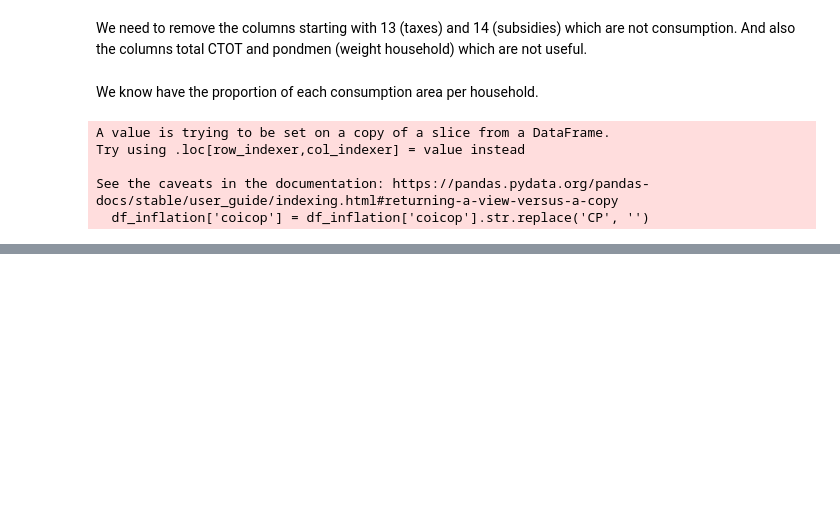
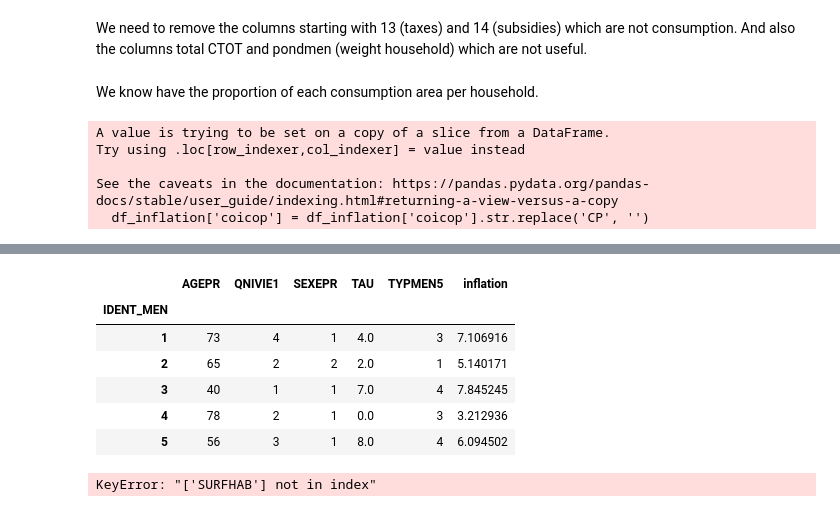
Before and after one commit to rm951/memoireESCP, a Jupyter notebook: post_publication/Figure27.ipynb, the cells around one changed output, grey strips where cells are left out. Drawn from its saved outputs; the diff is of its cells as text; code cells hidden in the pictures; blank space fills up the shorter version.

```diff
--- a/post_publication/Figure27.ipynb
+++ b/post_publication/Figure27.ipynb
@@ -62,0 +84,15 @@ df_prop_inflation = df_prop*df_inflation
+# %%
+df_menage_filtered.head()
+# %% [output]
+|  | AGEPR | QNIVIE1 | SEXEPR | TAU | TYPMEN5 | inflation |
+| IDENT_MEN |  |  |  |  |  |  |
+| 1 | 73 | 4 | 1 | 4.0 | 3 | 7.106916 |
+| 2 | 65 | 2 | 2 | 2.0 | 1 | 5.140171 |
+| 3 | 40 | 1 | 1 | 7.0 | 4 | 7.845245 |
+| 4 | 78 | 2 | 1 | 0.0 | 3 | 3.212936 |
+| 5 | 56 | 3 | 1 | 8.0 | 4 | 6.094502 |
+# %%
+X = df_menage_filtered[['AGEPR', 'QNIVIE1', 'TYPMEN5', 'SURFHAB']]
+y = df_menage_filtered['inflation']
+# %% [output]
+KeyError: "['SURFHAB'] not in index"
```
Also changed, not shown: parts of 20 cells of this notebook.
